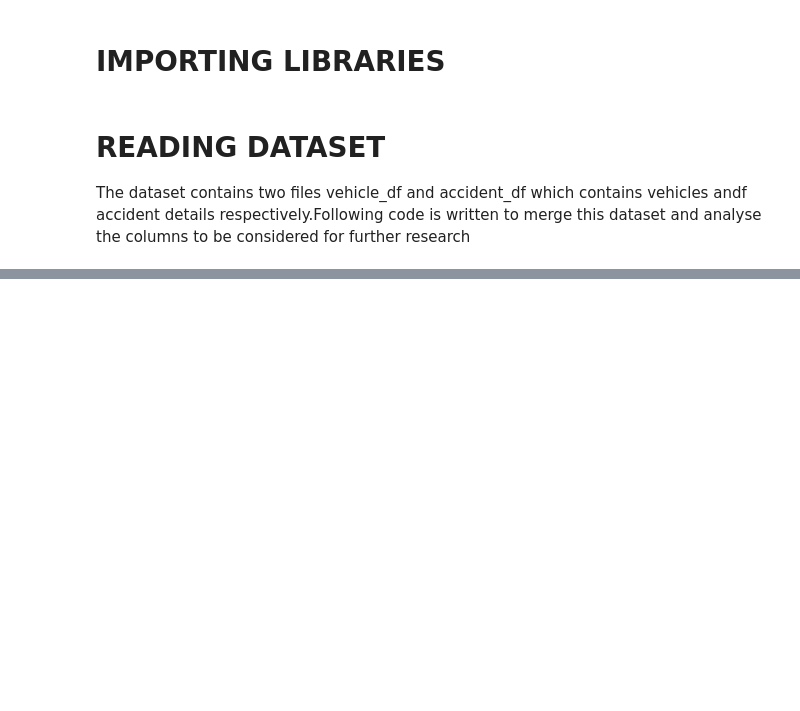
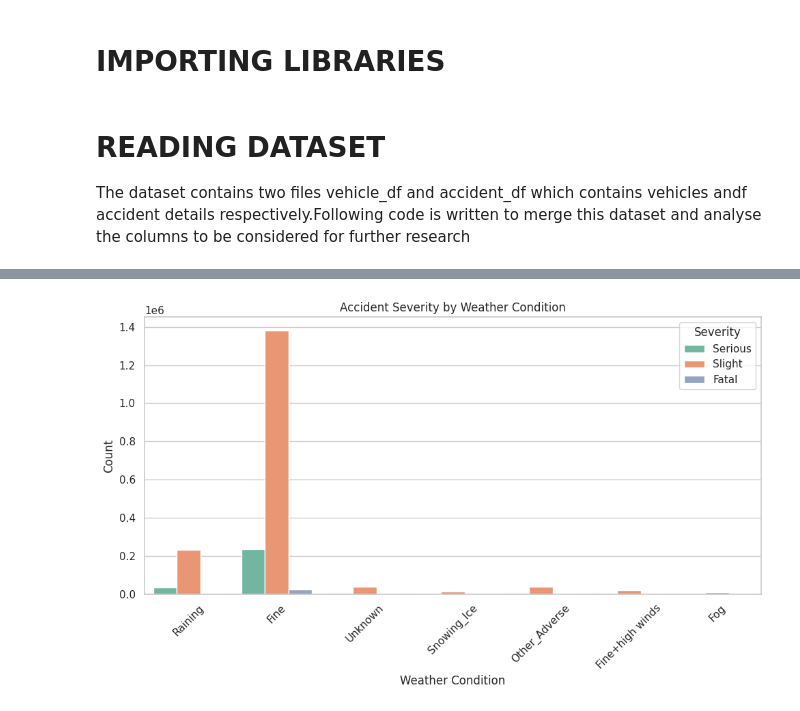
Before and after one commit to aishwarya-shekar-babu/Road-Accident-Prediction, a Jupyter notebook: Road_Accident_Prediction_eda.ipynb, the cells around one changed output, grey strips where cells are left out. Saved outputs shown, nothing was run; the diff lists cells and outputs as text; code cells hidden in the pictures; blank space fills up the shorter version.

```diff
--- a/Road_Accident_Prediction_eda.ipynb
+++ b/Road_Accident_Prediction_eda.ipynb
@@ -632,0 +360,12 @@ Weather_Label                 0
+# %%
+# 5.2 SPATIAL: URBAN_OR_RURAL_AREA → Urban_Rural_Label
+#     Unique raw values: ['Urban', 'Rural', 'Unallocated']
+as_accident_level['Urban_or_Rural_Area'] = as_accident_level['Urban_or_Rural_Area'].astype(str).str.strip()
+def map_urban_rural(x):
+    if x == 'Urban':
+        return 'Urban'
+    elif x == 'Rural':
+        return 'Rural'
+    else:  # 'Unallocated' or anything else
+        return 'Unknown'
+as_accident_level['Urban_Rural_Label'] = as_accident_level['Urban_or_Rural_Area'].apply(map_urban_rural)
@@ -632,0 +622,12 @@ Weather_Label                 0
+# %%
+plt.figure(figsize=(10, 6))
+sns.countplot(data=as_accident_level, x='Weather_Label', hue='Accident_Severity', palette='Set2')
+plt.title('Accident Severity by Weather Condition')
+plt.xlabel('Weather Condition')
+plt.ylabel('Count')
+plt.xticks(rotation=45)
+plt.legend(title='Severity')
+plt.tight_layout()
+plt.show()
+# %% [output]
+[figure, added]
```
Also changed, not shown: parts of 56 cells of this notebook.
